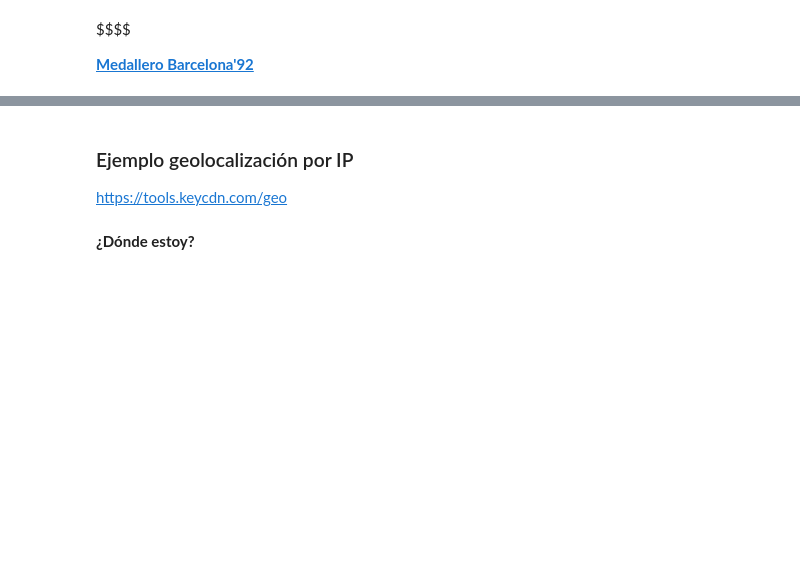
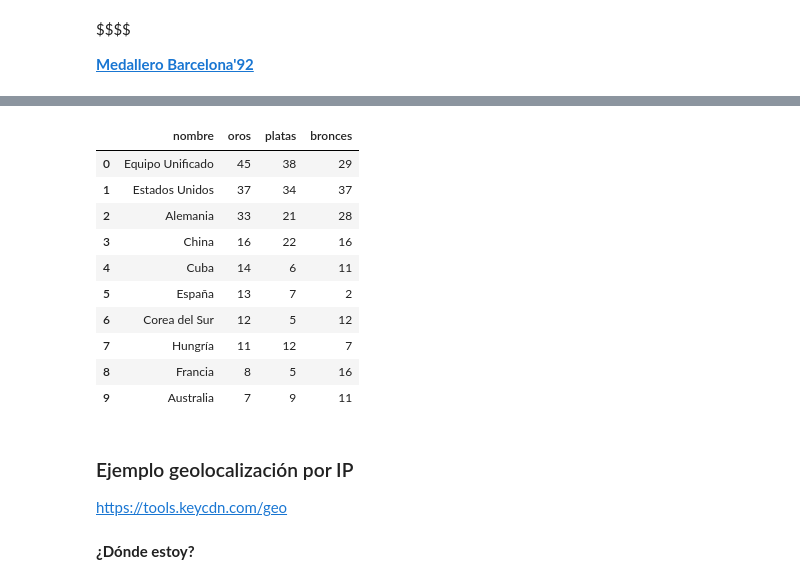
Before and after one commit to Ironhack-Data-Madrid-Abril-2021/Material_Clase, a Jupyter notebook: semana_3/2.2 - Web Scraping (bs4).ipynb, the cells around one changed output, grey strips where cells are left out. Saved outputs shown, nothing was run; the diff lists cells and outputs as text; code cells hidden in the pictures; blank space fills up the shorter version.

```diff
--- a/semana_3/2.2 - Web Scraping (bs4).ipynb
+++ b/semana_3/2.2 - Web Scraping (bs4).ipynb
@@ -16,0 +104,6 @@ $$$$
+# %%
+data=response.text    # no importa text o content, bs4 lo reconoce igual
+
+soup=bs(data, 'html.parser')
+
+type(soup)
@@ -16,0 +112,6 @@ $$$$
+# %%
+# todas las tablas
+
+tablas=soup.find_all('table')
+
+ultima=tablas[-1]
@@ -17,3 +177,19 @@ $$$$
+# %%
+df=pd.DataFrame(med_paises)
+
+df
+# %% [output]
+|  | nombre | oros | platas | bronces |
+| 0 | Equipo Unificado | 45 | 38 | 29 |
+| 1 | Estados Unidos | 37 | 34 | 37 |
+| 2 | Alemania | 33 | 21 | 28 |
+| 3 | China | 16 | 22 | 16 |
+| 4 | Cuba | 14 | 6 | 11 |
+| 5 | España | 13 | 7 | 2 |
+| 6 | Corea del Sur | 12 | 5 | 12 |
+| 7 | Hungría | 11 | 12 | 7 |
+| 8 | Francia | 8 | 5 | 16 |
+| 9 | Australia | 7 | 9 | 11 |
 # %% [markdown]
 ### Ejemplo geolocalización por IP
 
```
Also changed, not shown: parts of 40 cells of this notebook.
